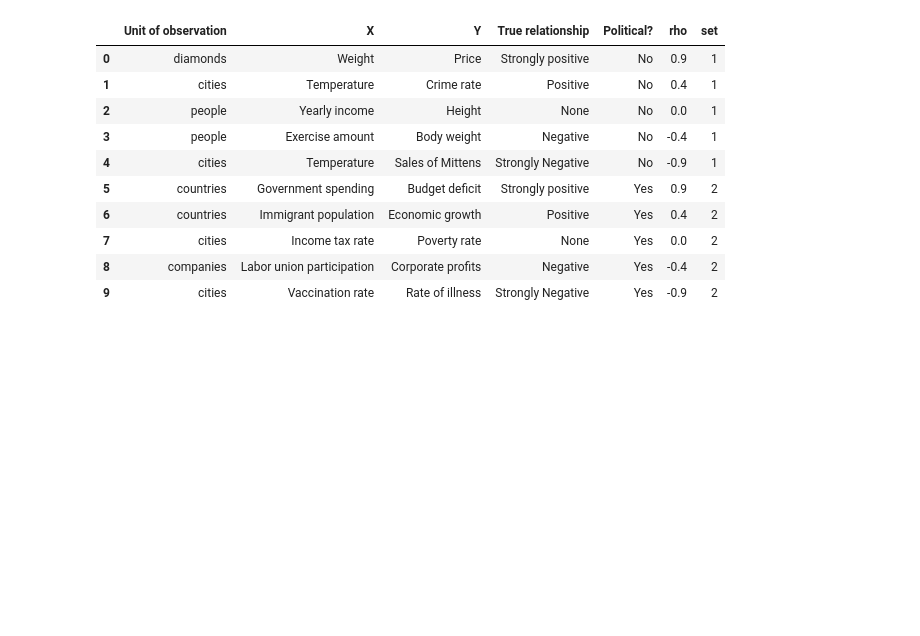
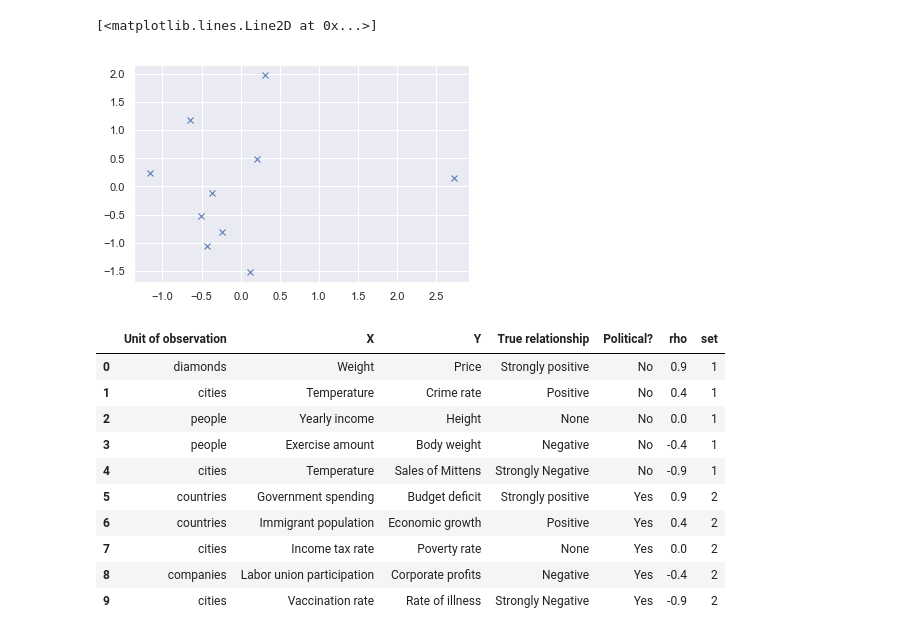
Before and after one commit to alireza116/newconfbias, a Jupyter notebook: public/data/Untitled.ipynb, the cells around one changed output. Saved outputs shown, nothing was run; the diff lists cells and outputs as text; code cells hidden in the pictures; blank space fills up the shorter version.

```diff
--- a/public/data/Untitled.ipynb
+++ b/public/data/Untitled.ipynb
@@ -26,3 +43,9 @@ def generateDataset(rho,n=100):
+# %%
+zs = zscore(y, axis=0)
+plt.plot(zs[:,0], zs[:,1], 'x')
+# %% [output]
+[<matplotlib.lines.Line2D at 0x...>]
+[figure, added]
 # %%
 with open("variables.csv",encoding="UTF-8") as csvFile:
     csvData = [i for i in csv.DictReader(csvFile)]
```
Also changed, not shown: parts of 7 cells of this notebook, 1 other file.
